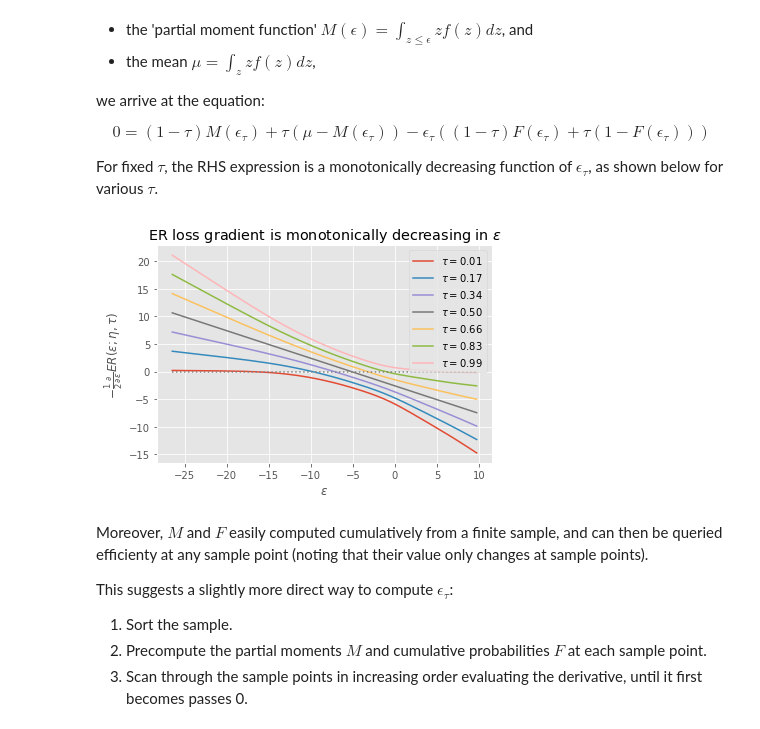
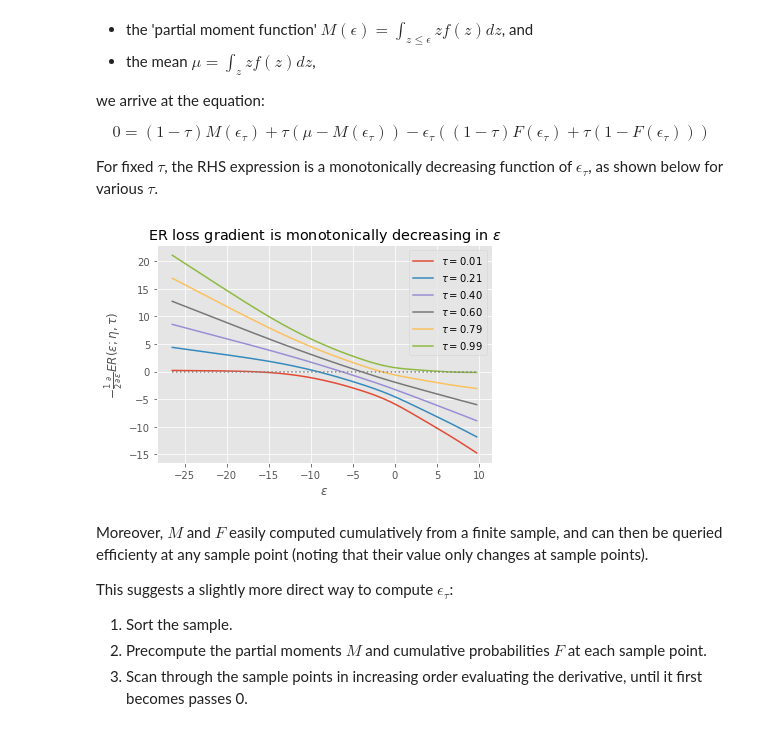
Before and after one commit to matomatical/neuRL, a Jupyter notebook: Expectiles.ipynb, the cells around one changed output. Cells and saved outputs as stored; diff of their text form; code cells hidden in the pictures.

```diff
--- a/Expectiles.ipynb
+++ b/Expectiles.ipynb
@@ -148,25 +148,25 @@ For fixed $\tau$, the RHS expression is a monotonically decreasing function of $
 # %%
 sorted_sample = np.sort(sample)
 N = len(sorted_sample)
 F = np.cumsum(np.ones_like(sorted_sample)/N)
 M = np.cumsum(sorted_sample / N)
 mean = M[-1]
 
-for tau in np.linspace(0.01, 0.99, 7):
+for tau in np.linspace(0.01, 0.99, 6):
     prob_balance = ((1 - tau) * F + tau * (1 - F))
     mean_balance = ((1 - tau) * M + tau * (mean - M))
     balance = mean_balance - sorted_sample * prob_balance
     plt.plot(sorted_sample, balance, label=f"$\\tau={tau:.2f}$")
 
 lohi = sorted_sample[0], sorted_sample[-1]
 plt.plot(lohi, [0, 0], linestyle=":", color="gray")
 plt.ylabel(r"$-\frac{1}{2}\frac{\partial}{\partial \epsilon} ER(\epsilon;\eta,\tau)$")
 plt.xlabel(r"$\epsilon$")
 plt.title(r"ER loss gradient is monotonically decreasing in $\epsilon$")
 plt.legend(loc="upper right")
 plt.show()
 # %% [output]
-[figure, old version]
+[figure, new version]
 # %% [markdown]
 Moreover, $M$ and $F$ easily computed cumulatively from a finite sample, and can then be queried efficienty at any sample point (noting that their value only changes at sample points).
 
```
Also changed, not shown: parts of 32 cells of this notebook.
